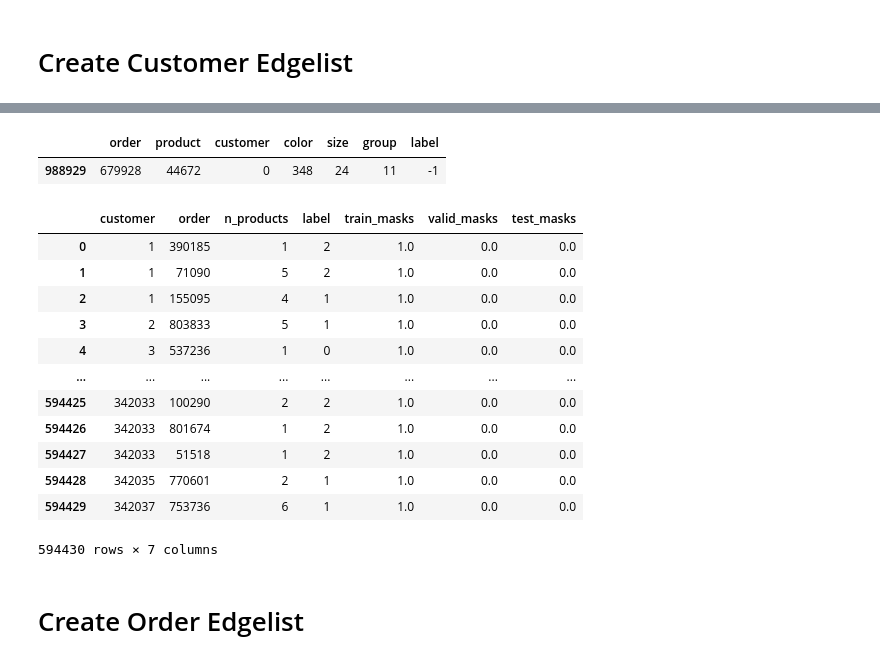
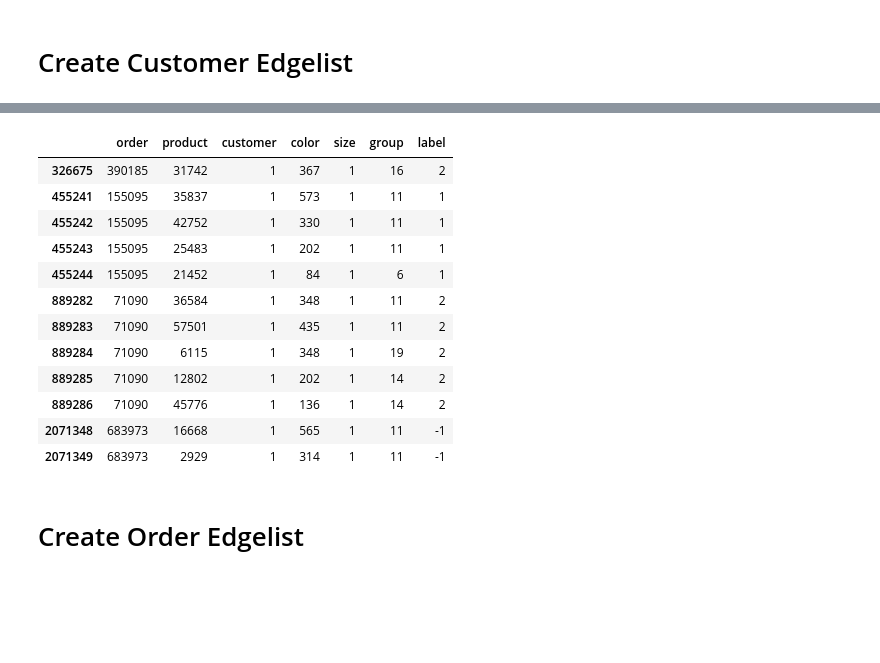
Before and after one commit to drigba/Data_mining_recommendation_system, a Jupyter notebook: graph_creation.ipynb, the cells around one changed output, grey strips where cells are left out. Saved outputs shown, nothing was run; the diff lists cells and outputs as text; code cells hidden in the pictures; blank space fills up the shorter version.

```diff
--- a/graph_creation.ipynb
+++ b/graph_creation.ipynb
@@ -7,7 +7,7 @@ pd.set_option('display.max_columns', None)
 # %% [markdown]
 # Load Dataset
 # %%
-task = "task2"
+task = "task1"
 SAVE_PATH = "data/"+task+"/"
 # %%
 if not os.path.exists(SAVE_PATH):
@@ -130,24 +143,19 @@ Gi
 # %%
-df[df["customer"] == 0]
+df[df["customer"] == 1]
 # %% [output]
 |  | order | product | customer | color | size | group | label |
-| 988929 | 679928 | 44672 | 0 | 348 | 24 | 11 | -1 |
+| 326675 | 390185 | 31742 | 1 | 367 | 1 | 16 | 2 |
+| 455241 | 155095 | 35837 | 1 | 573 | 1 | 11 | 1 |
+| 455242 | 155095 | 42752 | 1 | 330 | 1 | 11 | 1 |
+| 455243 | 155095 | 25483 | 1 | 202 | 1 | 11 | 1 |
+| 455244 | 155095 | 21452 | 1 | 84 | 1 | 6 | 1 |
+| 889282 | 71090 | 36584 | 1 | 348 | 1 | 11 | 2 |
+| 889283 | 71090 | 57501 | 1 | 435 | 1 | 11 | 2 |
+| 889284 | 71090 | 6115 | 1 | 348 | 1 | 19 | 2 |
+| 889285 | 71090 | 12802 | 1 | 202 | 1 | 14 | 2 |
+| 889286 | 71090 | 45776 | 1 | 136 | 1 | 14 | 2 |
+| 2071348 | 683973 | 16668 | 1 | 565 | 1 | 11 | -1 |
+| 2071349 | 683973 | 2929 | 1 | 314 | 1 | 11 | -1 |
-# %%
-customer_edge_list
-# %% [output]
-|  | customer | order | n_products | label | train_masks | valid_masks | test_masks |
-| 0 | 1 | 390185 | 1 | 2 | 1.0 | 0.0 | 0.0 |
-| 1 | 1 | 71090 | 5 | 2 | 1.0 | 0.0 | 0.0 |
-| 2 | 1 | 155095 | 4 | 1 | 1.0 | 0.0 | 0.0 |
-| 3 | 2 | 803833 | 5 | 1 | 1.0 | 0.0 | 0.0 |
-| 4 | 3 | 537236 | 1 | 0 | 1.0 | 0.0 | 0.0 |
-| ... | ... | ... | ... | ... | ... | ... | ... |
-| 594425 | 342033 | 100290 | 2 | 2 | 1.0 | 0.0 | 0.0 |
-| 594426 | 342033 | 801674 | 1 | 2 | 1.0 | 0.0 | 0.0 |
-| 594427 | 342033 | 51518 | 1 | 2 | 1.0 | 0.0 | 0.0 |
-| 594428 | 342035 | 770601 | 2 | 1 | 1.0 | 0.0 | 0.0 |
-| 594429 | 342037 | 753736 | 6 | 1 | 1.0 | 0.0 | 0.0 |
-594430 rows × 7 columns
 # %% [markdown]
 # Create Order Edgelist
 # %%
```
Also changed, not shown: parts of 10 cells of this notebook, 1 other file.
